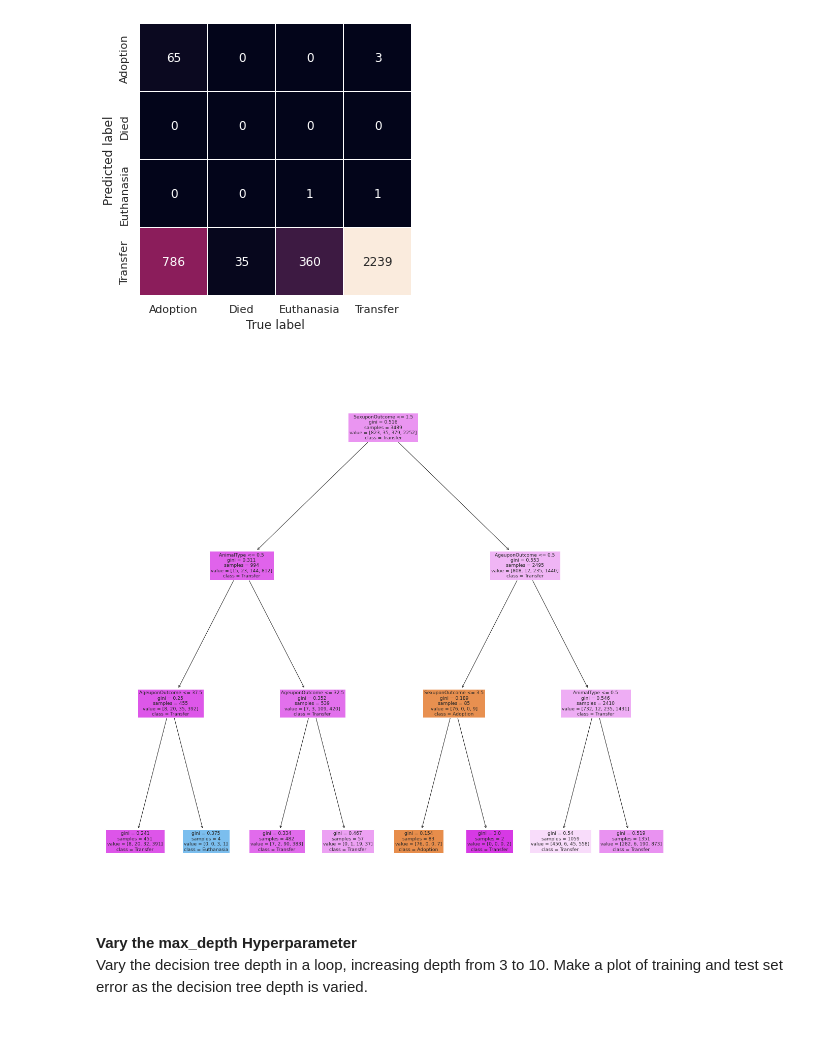
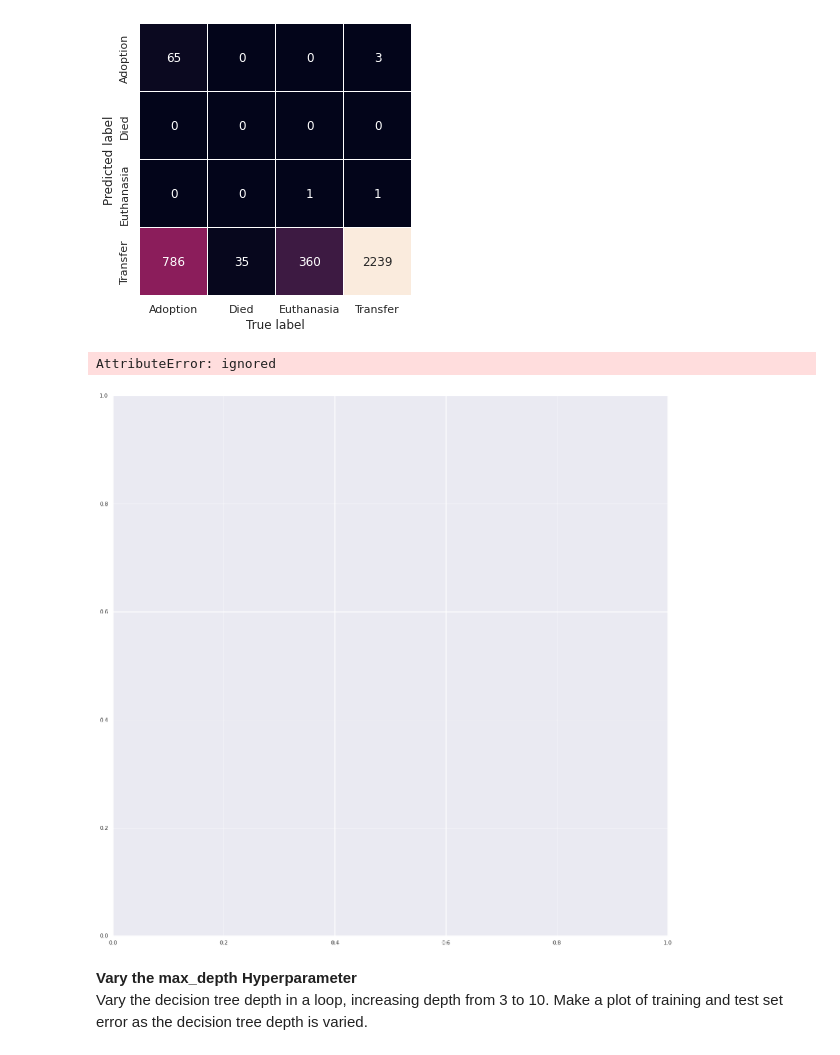
Before and after one commit to zachfreitas/ADS_504_Machine_Learning, a Jupyter notebook: Module_2/assignment_2/Assignment_2.ipynb, the cells around one changed output. Drawn from its saved outputs; the diff is of its cells as text; code cells hidden in the pictures.

```diff
--- a/Module_2/assignment_2/Assignment_2.ipynb
+++ b/Module_2/assignment_2/Assignment_2.ipynb
@@ -160,23 +160,27 @@ visualize_confusion_matirx(short_tree, y_test,y_pred)
 [figure]
 # %%
 # Plot the decision tree
-def visualize_tree(model, class_names=None, w=20,h=20):
+def visualize_tree(model, class_names=None, title = None, w=20,h=20):
   if class_names is None:
-    class_names = list(map(str, model.classes_))
-
+    class_names = list(map(str, model.classes_));
   fig,ax = plt.subplots(figsize = (w,h))
   treeplot = tree.plot_tree(short_tree,
                             filled=True,
                             max_depth=None,
                             feature_names= model.feature_names_in_,
                             class_names = class_names,
                             ax=ax)
-  plt.show()
+  if title is None:
+    plt.show()
+  else:
+    plt.title(title)
+    plt.show()
 
 
 visualize_tree(short_tree, le.inverse_transform(short_tree.classes_))
 # %% [output]
+AttributeError: ignored
-[figure, old version]
+[figure, new version]
 # %% [markdown]
 **Vary the max_depth Hyperparameter** <br>
 Vary the decision tree depth in a loop, increasing depth from 3 to 10. Make a plot of training and test set error as the decision tree depth is varied.
```
Also changed, not shown: parts of 18 cells of this notebook.
